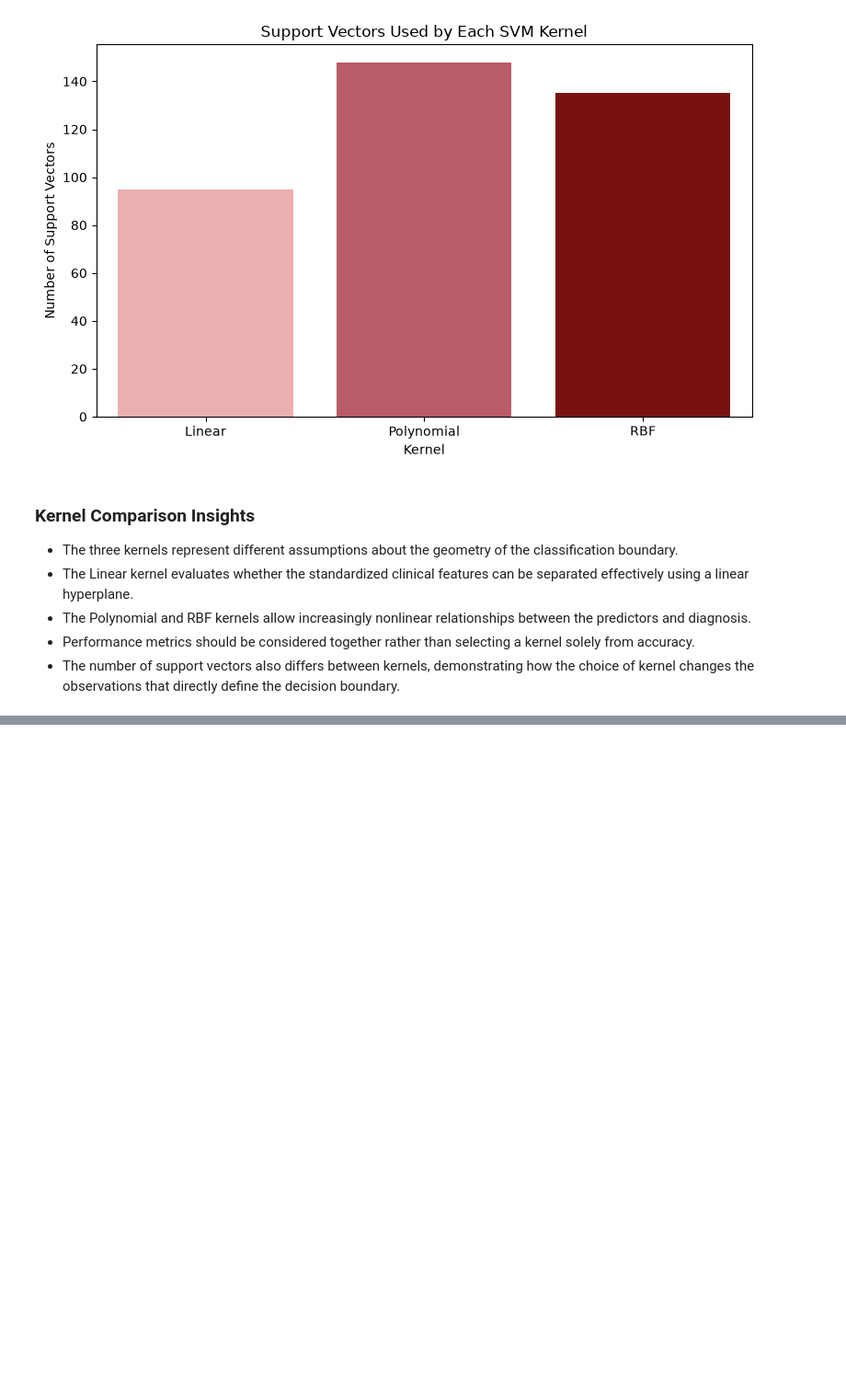
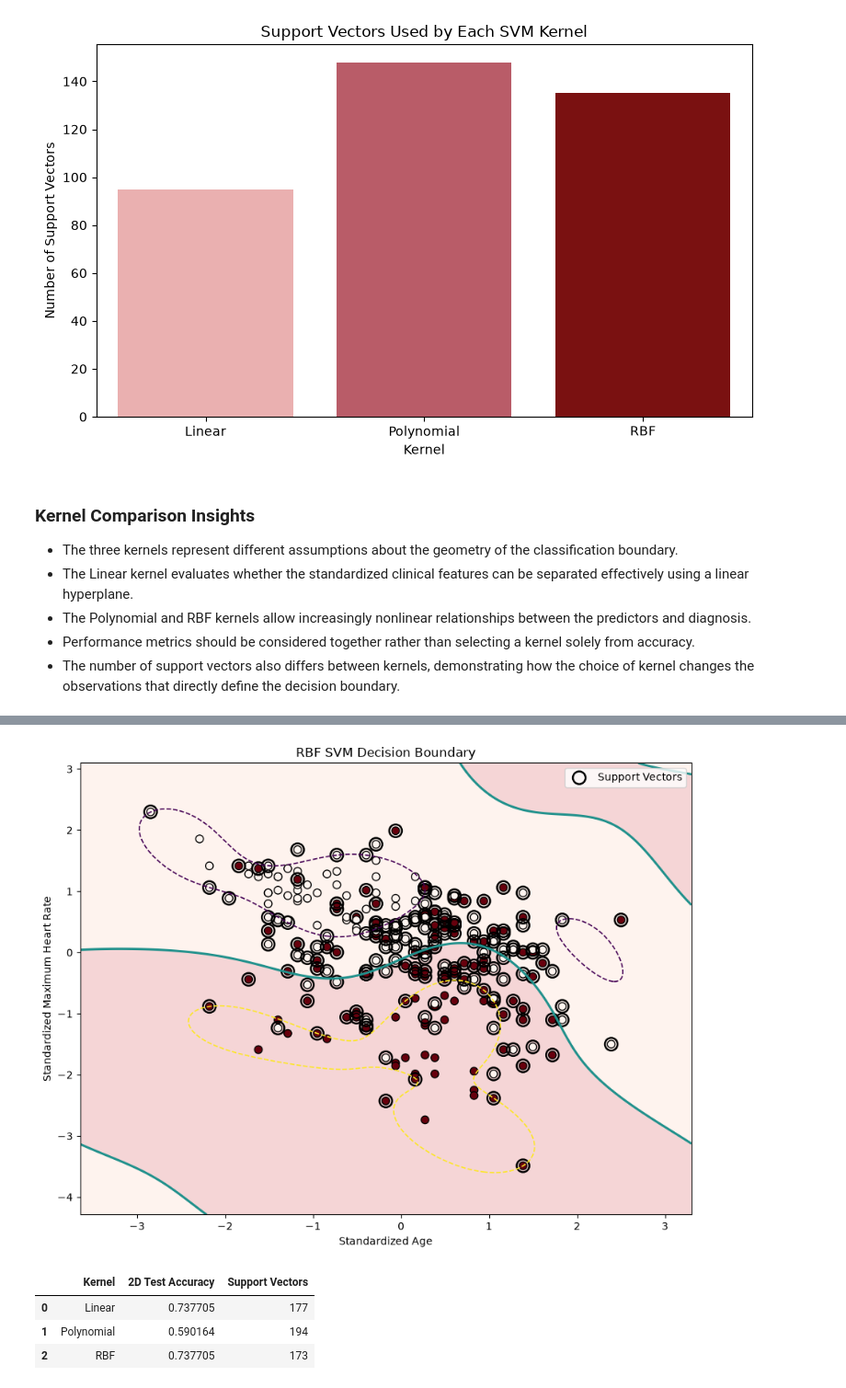
Before and after one commit to Pralishatripathy000/ml-support-vector-machine, a Jupyter notebook: notebook.ipynb, the cells around one changed output, grey strips where cells are left out. Shown at 92% size. Drawn from its saved outputs; the diff is of its cells as text; code cells hidden in the pictures; blank space fills up the shorter version.

```diff
--- a/notebook.ipynb
+++ b/notebook.ipynb
@@ -918,0 +1046,53 @@ plt.show()
+# %%
+# Train and visualize a two-feature RBF SVM
+
+rbf_visual_svm = SVC(
+    kernel="rbf",
+    C=1.0,
+    gamma="scale"
+)
+
+rbf_visual_svm.fit(X_vis_train_scaled, y_vis_train)
+
+plot_svm_boundary(
+    rbf_visual_svm,
+    X_vis_train_scaled,
+    y_vis_train,
+    "RBF SVM Decision Boundary",
+    "outputs/figures/rbf_svm_decision_boundary.png"
+)
+# %% [output]
+[figure, added]
+# %%
+# Compare the two-dimensional visualization models quantitatively
+
+visual_models = {
+    "Linear": linear_visual_svm,
+    "Polynomial": poly_visual_svm,
+    "RBF": rbf_visual_svm
+}
+
+visual_results = []
+
+for name, model in visual_models.items():
+    predictions = model.predict(X_vis_test_scaled)
+
+    visual_results.append({
+        "Kernel": name,
+        "2D Test Accuracy": accuracy_score(y_vis_test, predictions),
+        "Support Vectors": model.support_vectors_.shape[0]
+    })
+
+visual_comparison = pd.DataFrame(visual_results)
+
+visual_comparison.to_csv(
+    "outputs/tables/decision_boundary_comparison.csv",
+    index=False
+)
+
+visual_comparison
+# %% [output]
+|  | Kernel | 2D Test Accuracy | Support Vectors |
+| 0 | Linear | 0.737705 | 177 |
+| 1 | Polynomial | 0.590164 | 194 |
+| 2 | RBF | 0.737705 | 173 |
```
Also changed, not shown: parts of 6 cells of this notebook, 4 other files.
